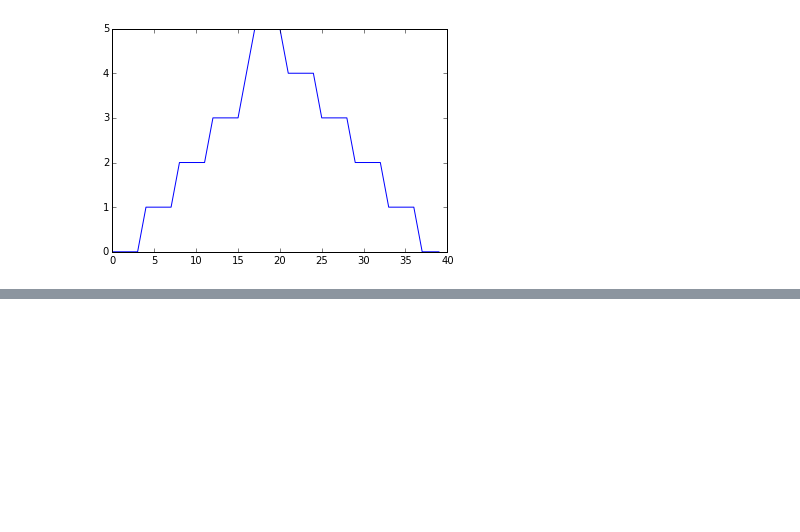
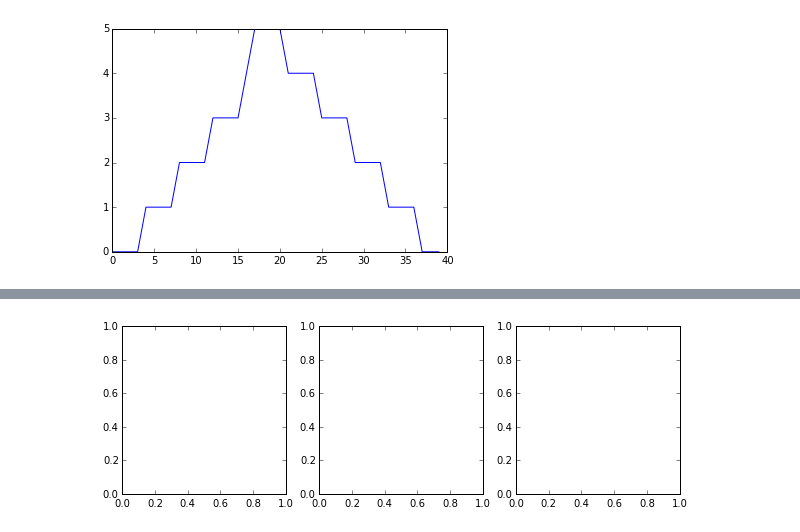
Before and after one commit to story645/ccny_software_carpentary, a Jupyter notebook: morning_session.ipynb, the cells around one changed output, grey strips where cells are left out. Saved outputs shown, nothing was run; the diff lists cells and outputs as text; code cells hidden in the pictures; blank space fills up the shorter version.

```diff
--- a/morning_session.ipynb
+++ b/morning_session.ipynb
@@ -187,0 +197,8 @@ axes3 = fig.add_subplot(1, 3, 3)
+# %%
+fig = matplotlib.pyplot.figure(figsize=(10.0,3.0))
+
+axes1 = fig.add_subplot(1, 3, 1)
+axes2 = fig.add_subplot(1, 3, 2)
+axes3 = fig.add_subplot(1, 3, 3)
+# %% [output]
+[figure, added]
```
Also changed, not shown: parts of 3 cells of this notebook.
